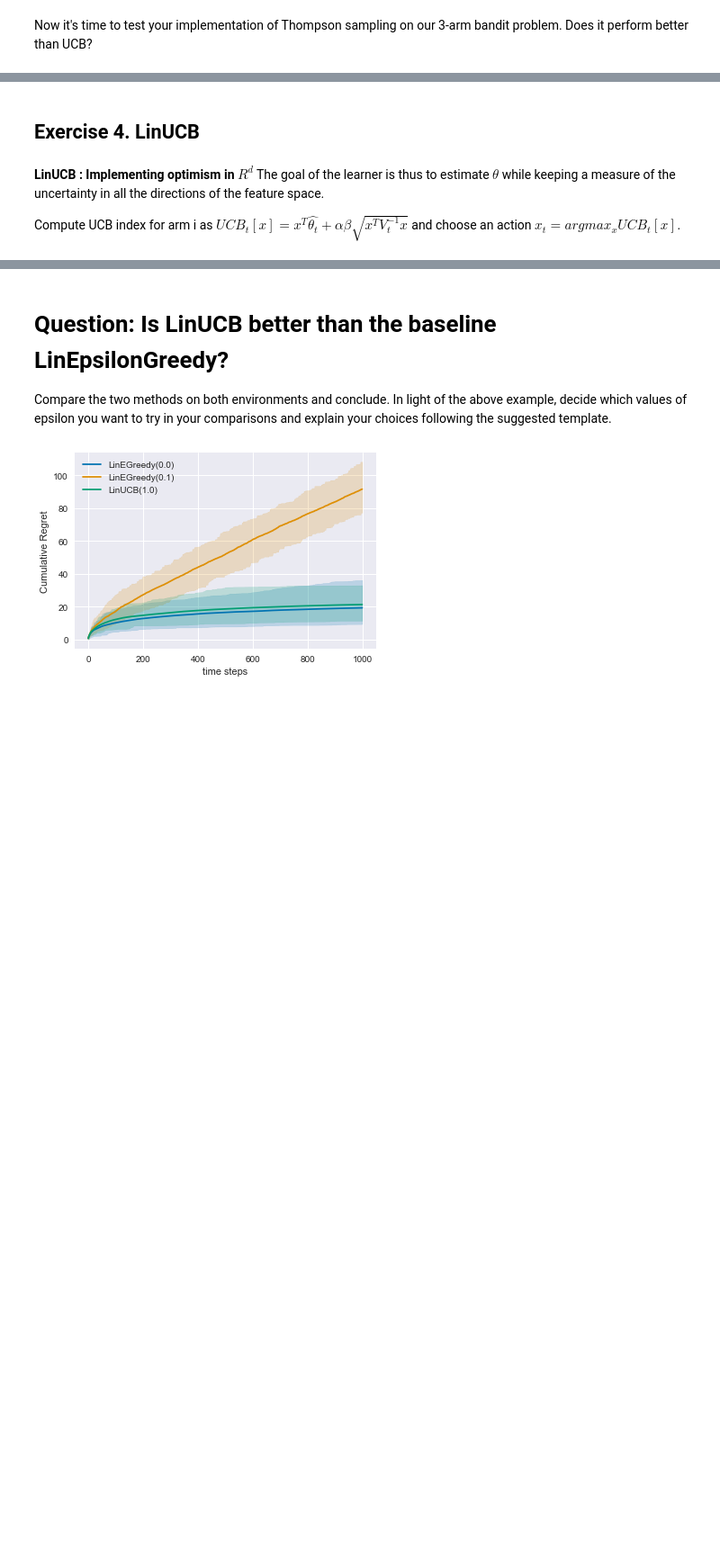
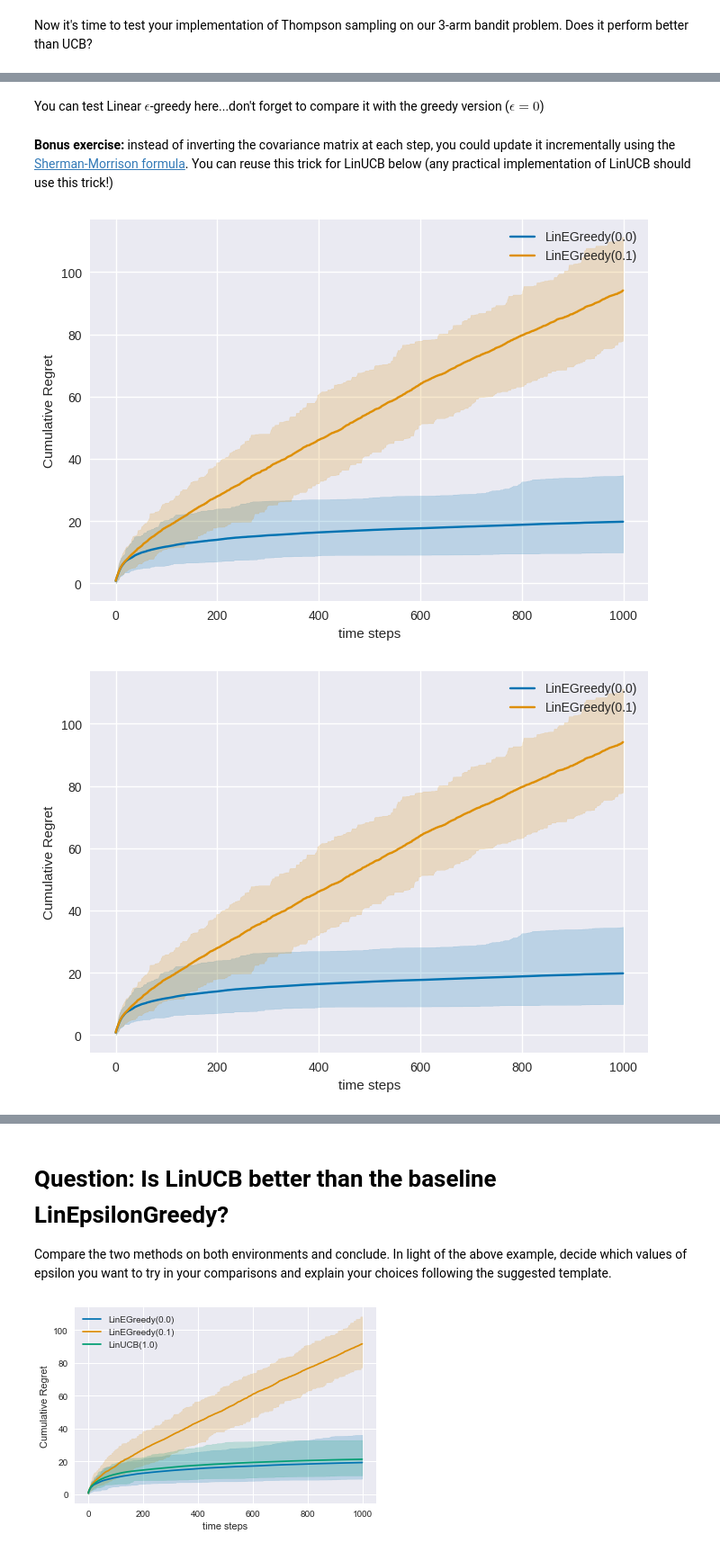
Before and after one commit to rlsummerschool/practical-sessions, a Jupyter notebook: notebooks/bandits_practice.ipynb, the cells around one changed output, grey strips where cells are left out. Shown at 90% size. Cells and saved outputs as stored; diff of their text form; code cells hidden in the pictures; blank space fills up the shorter version.

```diff
--- a/notebooks/bandits_practice.ipynb
+++ b/notebooks/bandits_practice.ipynb
@@ -517,7 +571,7 @@ Compute the least squares estimate $\hat{\theta}_t = V_t^{-1}X_{1:t}y_{1:t}$ and
 from numpy.linalg import pinv
 
 class LinEpsilonGreedy(Agent):
-  def __init__(self, d,lambda_reg, eps=0.1,):
+  def __init__(self, d,lambda_reg=1., eps=0.1,):
     self.eps = eps # exploration probability
     self.d = d
     self.lambda_reg = lambda_reg
@@ -526,36 +580,43 @@ class LinEpsilonGreedy(Agent):
   def reset(self):
     self.t = 0
     self.hat_theta = np.zeros(self.d)
+
+    #The covariance matrix is initialized here
     self.cov = self.lambda_reg * np.identity(self.d)
+
+    #The inverse of the covariance matrix is initialized here
     self.invcov = np.identity(self.d)
+
+    #The target vector is initialized here
     self.b_t = np.zeros(self.d)
 
 
   def get_action(self, arms):
     K, _ = arms.shape
 
-    #your code:
+    #Your code here
     u = np.random.random()
     if u<self.eps:
         return arms[np.random.choice(K)]
+
+    estimated_means = np.dot(arms, self.hat_theta)
+    chosen_arm_index = np.argmax(estimated_means)
     #end your code
-    else:
-        estimated_means = np.dot(arms, self.hat_theta)
-        chosen_arm_index = np.argmax(estimated_means)
-        return arms[chosen_arm_index,:]
+
+    return arms[chosen_arm_index,:]
 
   def receive_reward(self, chosen_arm, reward):
     """
     update the internal quantities required to estimate the parameter theta using least squares
     """
 
-    #update inverse covariance matrix
+    #Update inverse covariance matrix
     #your code:
     xxt = np.outer(chosen_arm, chosen_arm.T)
     self.cov += xxt
     self.invcov = pinv(self.cov)
 
-    #update b_t
+    #Update the target vector
 
     self.b_t += reward * chosen_arm
 
@@ -566,10 +627,15 @@ class LinEpsilonGreedy(Agent):
 
   def name(self):
     return 'LinEGreedy('+str(self.eps)+')'
-# %% [markdown]
-## Exercise 4. LinUCB
-# %% [markdown]
-**LinUCB : Implementing optimism in $R^d$**
-The goal of the learner is thus to estimate $\theta$ while keeping a measure of the uncertainty in all the directions of the feature space.
-
-Compute UCB index for arm i as $UCB_t[x] = x^T \hat{\theta_t} + \alpha\beta \sqrt{x^T V_t^{-1} x}$ and choose an action $x_t = arg max_x UCB_t[x]$.
+# %% [markdown]
+You can test Linear $\epsilon$-greedy here...don't forget to compare it with the greedy version ($\epsilon=0$)
+# %% [markdown]
+**Bonus exercise:** instead of inverting the covariance matrix at each step, you could update it incrementally using the [Sherman-Morrison formula](https://en.wikipedia.org/wiki/Sherman%E2%80%93Morrison_formula). You can reuse this trick for LinUCB below (any practical implementation of LinUCB should use this trick!)
+# %%
+lin_eps_greedy = LinEpsilonGreedy(d, eps=0.1)
+lin_greedy = LinEpsilonGreedy(d, eps=0.)
+lin_eps_greedy_experiment = experiment_linb(lin_env, [lin_greedy, lin_eps_greedy], Nmc=N, T=T)
+plot_result(lin_eps_greedy_experiment)
+# %% [output]
+[figure, added]
+[figure, added]
```
Also changed, not shown: parts of 18 cells of this notebook.
